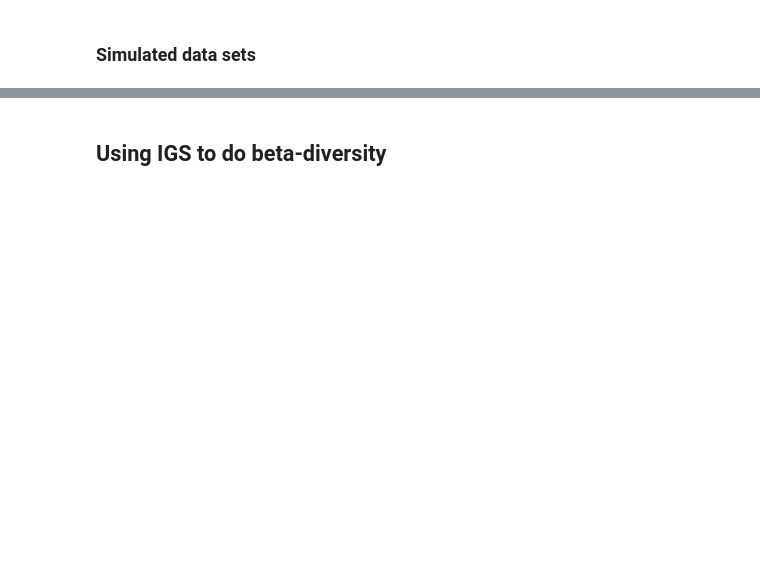
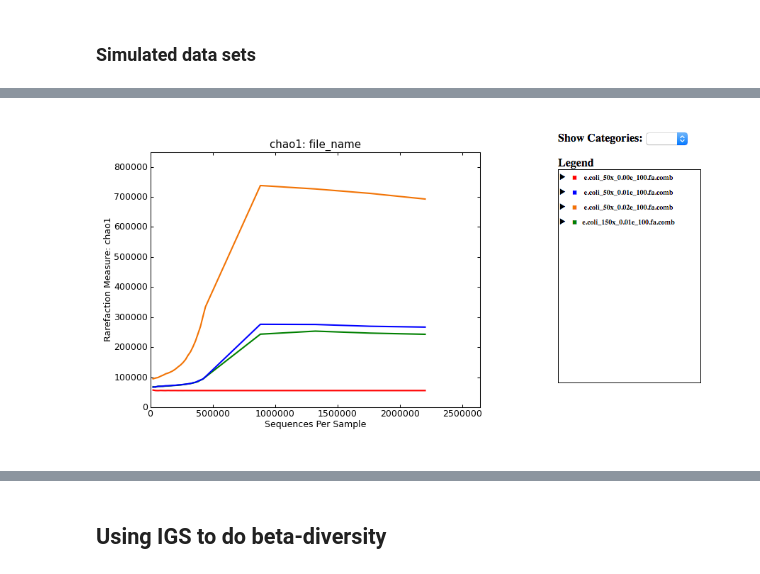
Before and after one commit to qingpeng/2013-diversity, a Jupyter notebook: notebook/2013-diversity-summary.ipynb, the cells around one changed output, grey strips where cells are left out. Saved outputs shown, nothing was run; the diff lists cells and outputs as text; code cells hidden in the pictures; blank space fills up the shorter version.

```diff
--- a/notebook/2013-diversity-summary.ipynb
+++ b/notebook/2013-diversity-summary.ipynb
@@ -108,0 +209,4 @@ Figure: IGSs are the segments with specific length on genome that do not share a
+# %%
+Image(filename="../figure/e.coli_alpha_chao1_full_curve.png",width=800)
+# %% [output]
+[figure, added]
```
Also changed, not shown: parts of 62 cells of this notebook, 24 other files.
